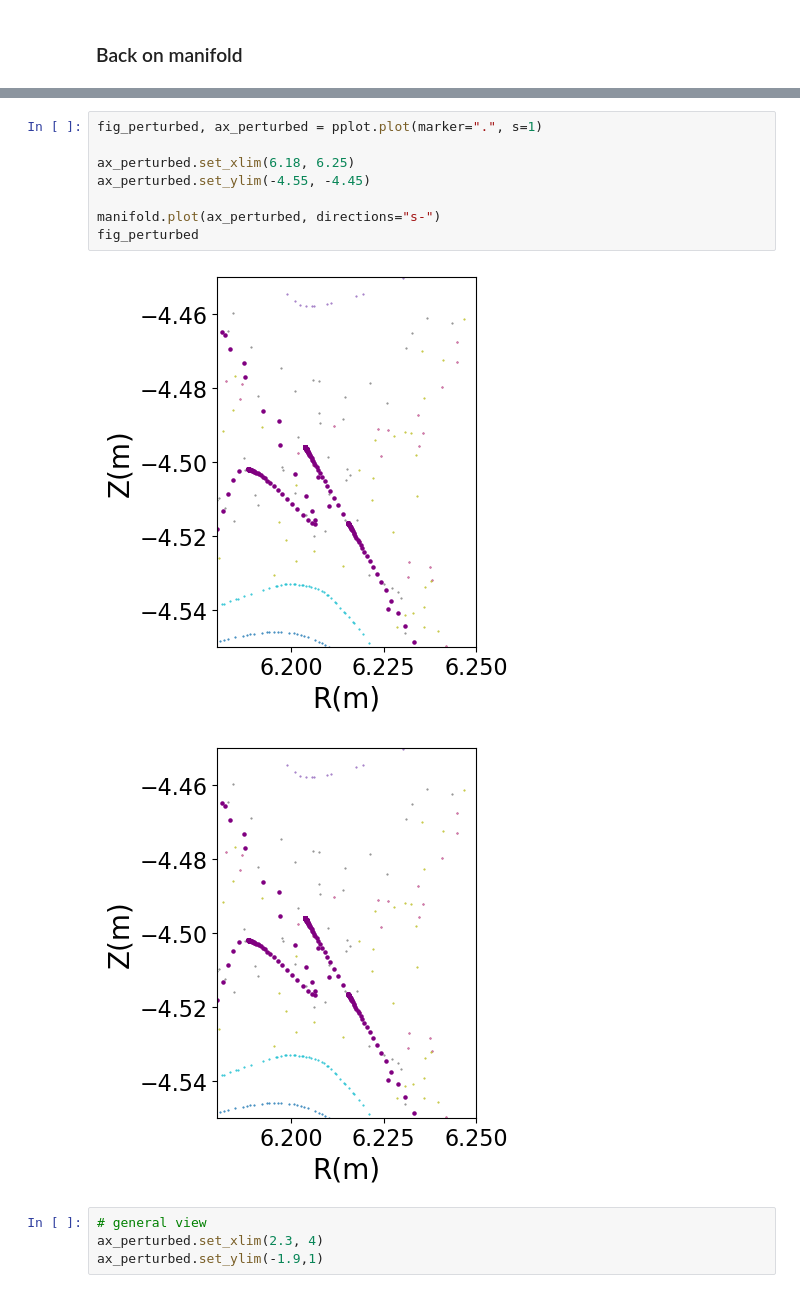
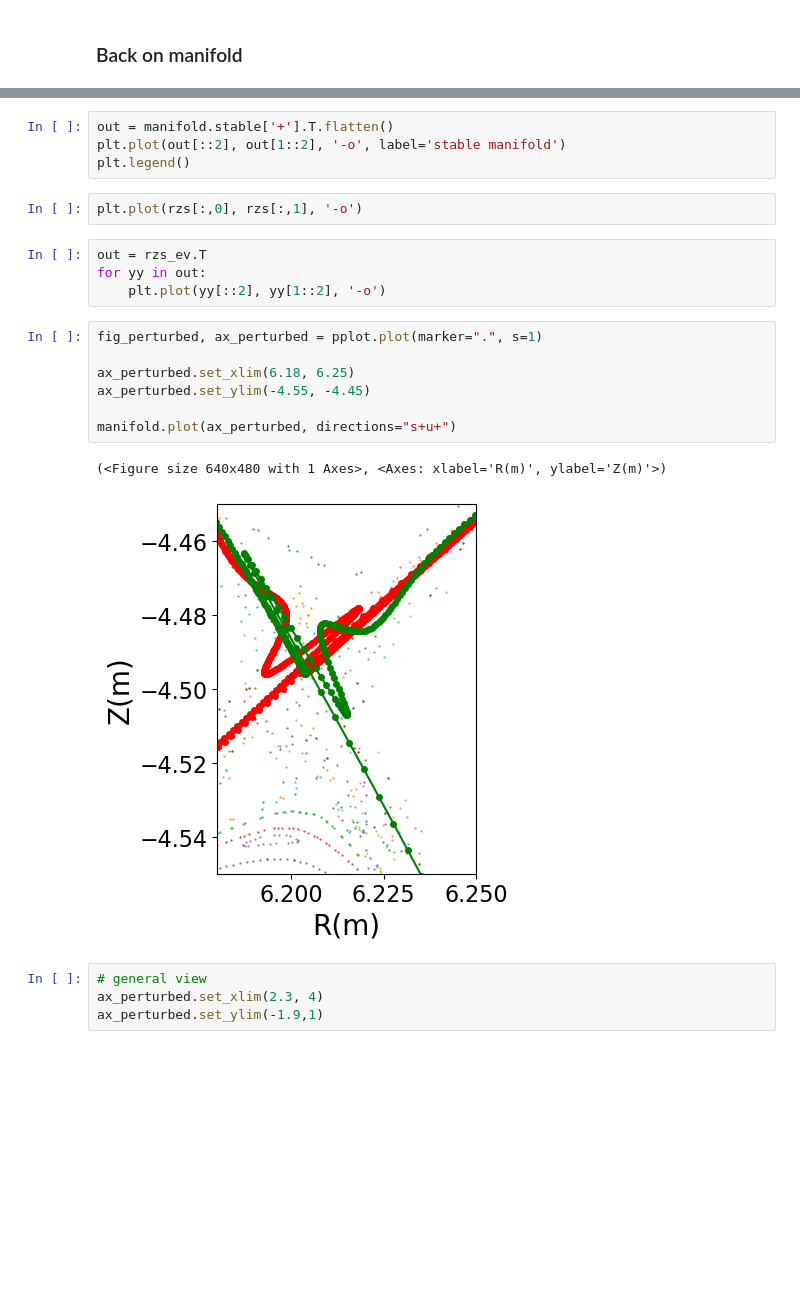
Before and after one commit to Akitzu/masterthesis, a Jupyter notebook: code/notebooks/toybox_tokamak.ipynb, the cells around one changed output, grey strips where cells are left out. Saved outputs shown, nothing was run; the diff lists cells and outputs as text; blank space fills up the shorter version.

```diff
--- a/code/notebooks/toybox_tokamak.ipynb
+++ b/code/notebooks/toybox_tokamak.ipynb
@@ -216,14 +196,23 @@ fig_perturbed
+# %%
+out = manifold.stable['+'].T.flatten()
+plt.plot(out[::2], out[1::2], '-o', label='stable manifold')
+plt.legend()
+# %%
+plt.plot(rzs[:,0], rzs[:,1], '-o')
+# %%
+out = rzs_ev.T
+for yy in out:
+    plt.plot(yy[::2], yy[1::2], '-o')
 # %%
 fig_perturbed, ax_perturbed = pplot.plot(marker=".", s=1)
 
 ax_perturbed.set_xlim(6.18, 6.25)
 ax_perturbed.set_ylim(-4.55, -4.45)
 
-manifold.plot(ax_perturbed, directions="s-")
-fig_perturbed
+manifold.plot(ax_perturbed, directions="s+u+")
 # %% [output]
+(<Figure size 640x480 with 1 Axes>, <Axes: xlabel='R(m)', ylabel='Z(m)'>)
-[figure, old version]
+[figure, new version]
-[figure, removed]
 # %%
 # general view
 ax_perturbed.set_xlim(2.3, 4)
```
Also changed, not shown: parts of 15 cells of this notebook, 1 other file.
